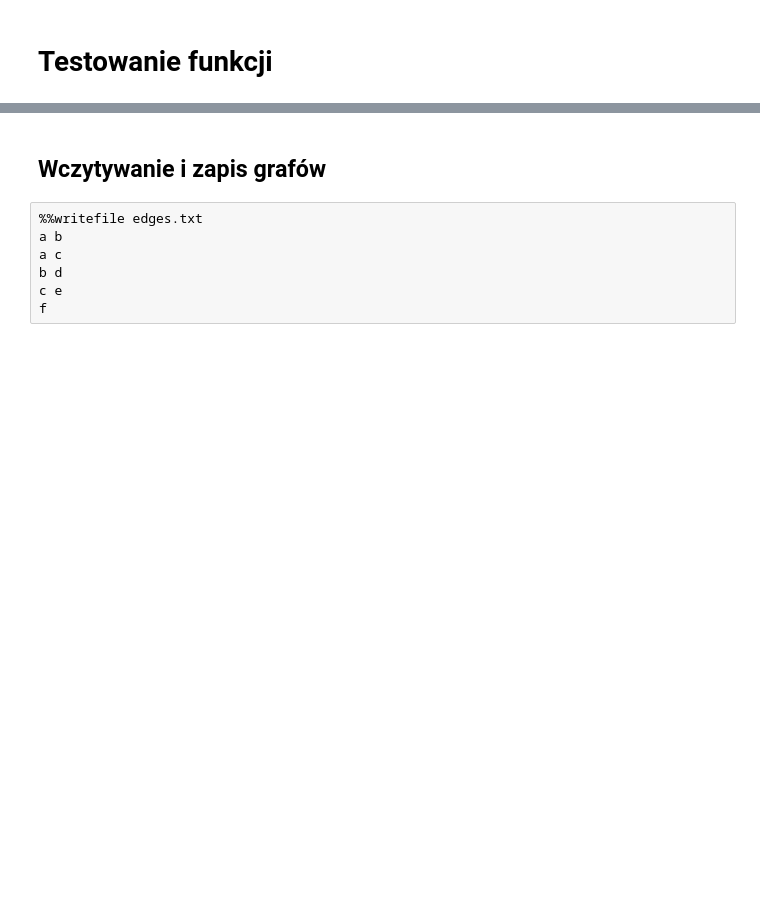
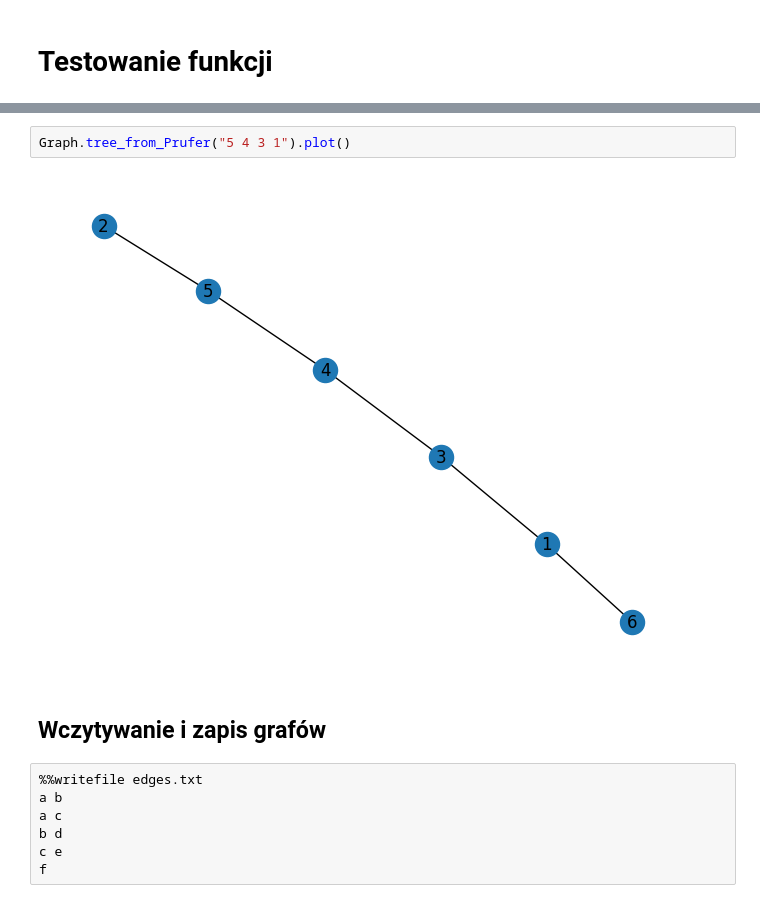
Before and after one commit to pgordin/OptDisc2026, a Jupyter notebook: Grafy3a.ipynb, the cells around one changed output, grey strips where cells are left out. Cells and saved outputs as stored; diff of their text form; blank space fills up the shorter version.

```diff
--- a/Grafy3a.ipynb
+++ b/Grafy3a.ipynb
@@ -209,3 +341,7 @@ class Graph:
+# %%
+Graph.tree_from_Prufer("5 4 3 1").plot()
+# %% [output]
+[figure, added]
 # %% [markdown]
 ## Wczytywanie i zapis grafów
 # %%
```
Also changed, not shown: parts of 16 cells of this notebook.
